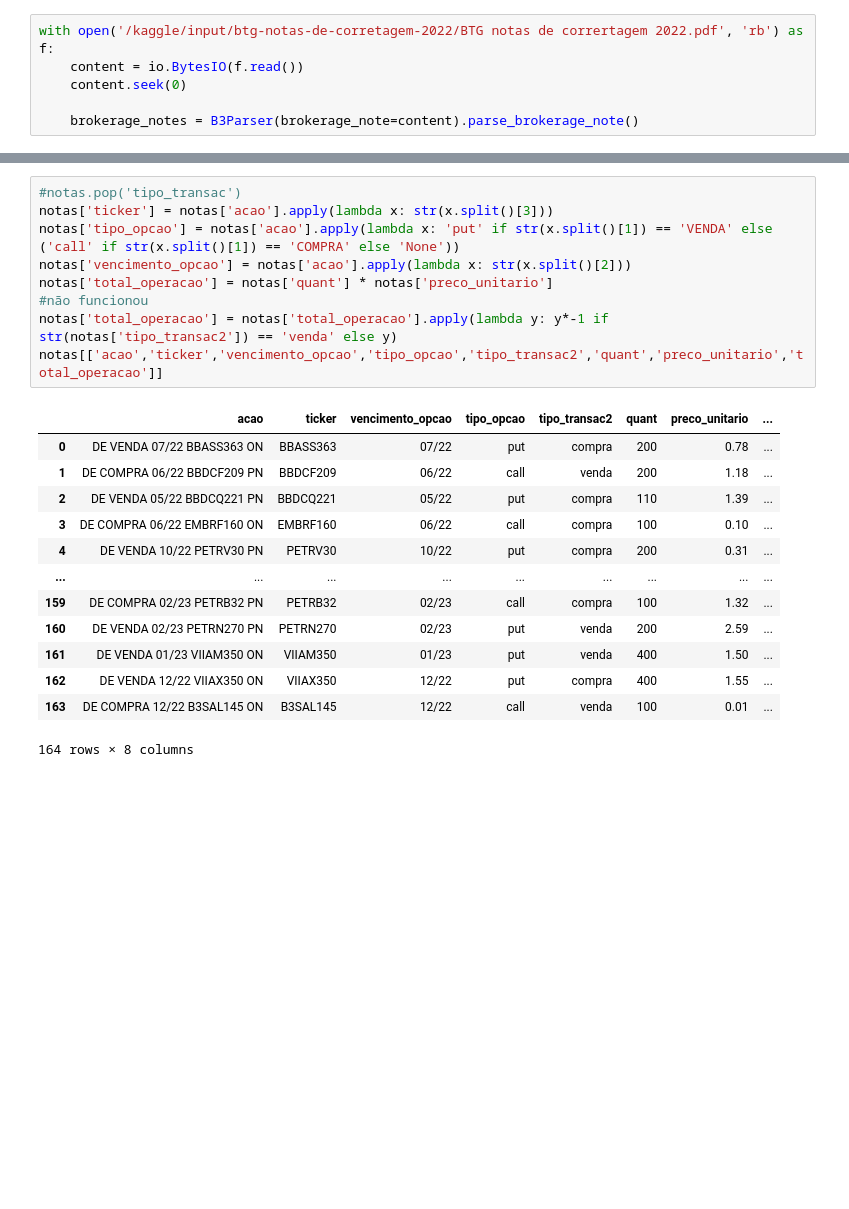
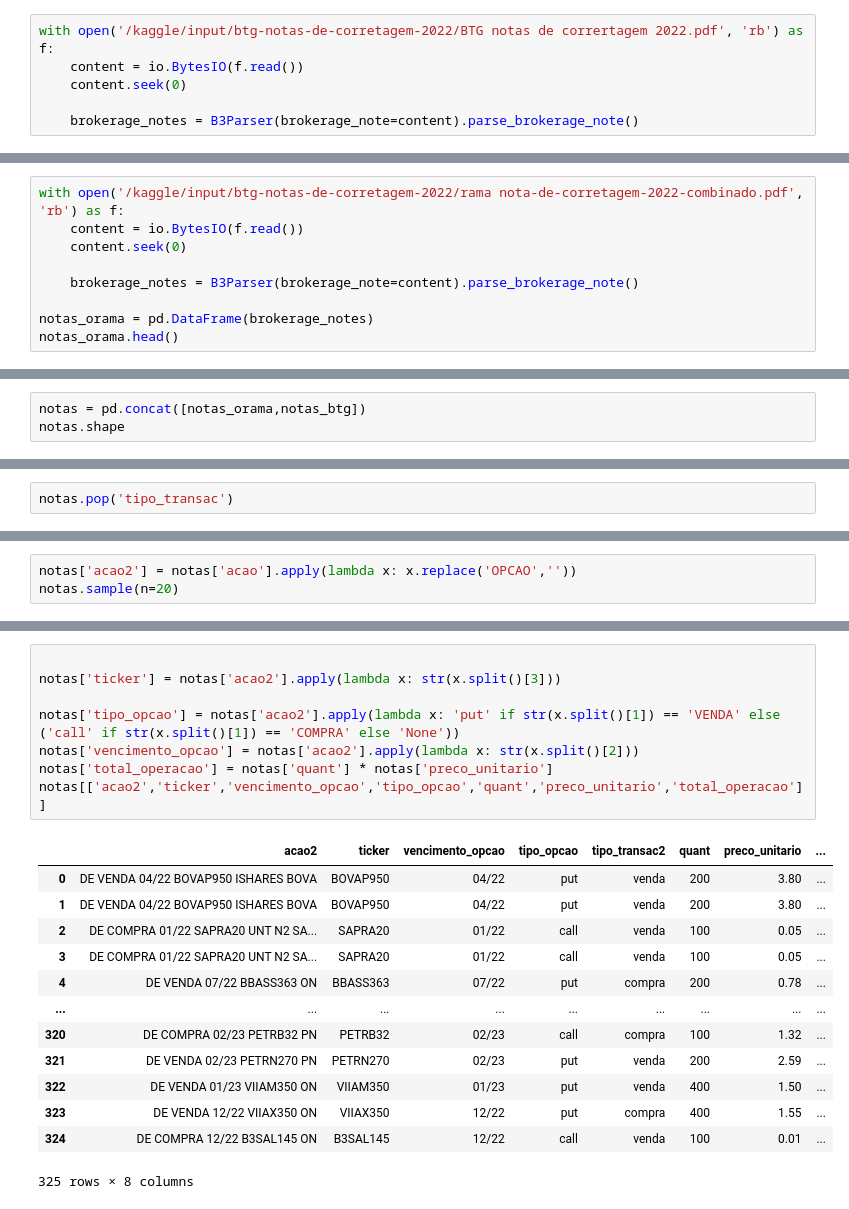
Before and after one commit to Mateus-cpa/Portfolio, a Jupyter notebook: leitura-de-nota-de-corretagem.ipynb, the cells around one changed output, grey strips where cells are left out. Drawn from its saved outputs; the diff is of its cells as text; blank space fills up the shorter version.

Commit message:
Kaggle Notebook | Leitura de nota de corretagem | Version 4

```diff
--- a/leitura-de-nota-de-corretagem.ipynb
+++ b/leitura-de-nota-de-corretagem.ipynb
@@ -36,3 +35,12 @@ notas.head()
 | 2 | 2022-05-25 | 0.00 | 0.02 | 0.00 | 0.00 | 0.01 | 0 | ... |
 | 3 | 2022-05-27 | 0.13 | 0.33 | 0.00 | 0.00 | 0.17 | 0 | ... |
 | 4 | 2022-05-30 | 0.04 | 0.11 | 0.00 | 0.00 | 0.06 | 0 | ... |
+# %%
+with open('/kaggle/input/btg-notas-de-corretagem-2022/rama nota-de-corretagem-2022-combinado.pdf', 'rb') as f:
+    content = io.BytesIO(f.read())
+    content.seek(0)
+
+    brokerage_notes = B3Parser(brokerage_note=content).parse_brokerage_note()
+
+notas_orama = pd.DataFrame(brokerage_notes)
+notas_orama.head()
@@ -38,0 +56,3 @@ notas.head()
+# %%
+notas = pd.concat([notas_orama,notas_btg])
+notas.shape
@@ -179,0 +170,2 @@ notas[['tipo_transac','tipo_transac2']].sample(n=10)
+# %%
+notas.pop('tipo_transac')
@@ -179,0 +207,3 @@ notas[['tipo_transac','tipo_transac2']].sample(n=10)
+# %%
+notas['acao2'] = notas['acao'].apply(lambda x: x.replace('OPCAO',''))
+notas.sample(n=20)
@@ -180,23 +228,22 @@ notas[['tipo_transac','tipo_transac2']].sample(n=10)
 # %%
-#notas.pop('tipo_transac')
-notas['ticker'] = notas['acao'].apply(lambda x: str(x.split()[3]))
-notas['tipo_opcao'] = notas['acao'].apply(lambda x: 'put' if str(x.split()[1]) == 'VENDA' else ('call' if str(x.split()[1]) == 'COMPRA' else 'None'))
-notas['vencimento_opcao'] = notas['acao'].apply(lambda x: str(x.split()[2]))
+
+notas['ticker'] = notas['acao2'].apply(lambda x: str(x.split()[3]))
+
+notas['tipo_opcao'] = notas['acao2'].apply(lambda x: 'put' if str(x.split()[1]) == 'VENDA' else ('call' if str(x.split()[1]) == 'COMPRA' else 'None'))
+notas['vencimento_opcao'] = notas['acao2'].apply(lambda x: str(x.split()[2]))
 notas['total_operacao'] = notas['quant'] * notas['preco_unitario']
-#não funcionou
-notas['total_operacao'] = notas['total_operacao'].apply(lambda y: y*-1 if str(notas['tipo_transac2']) == 'venda' else y)
-notas[['acao','ticker','vencimento_opcao','tipo_opcao','tipo_transac2','quant','preco_unitario','total_operacao']]
+notas[['acao2','ticker','vencimento_opcao','tipo_opcao','quant','preco_unitario','total_operacao']]
 # %% [output]
-|  | acao | ticker | vencimento_opcao | tipo_opcao | tipo_transac2 | quant | preco_unitario | ... |
-| 0 | DE VENDA 07/22 BBASS363 ON | BBASS363 | 07/22 | put | compra | 200 | 0.78 | ... |
-| 1 | DE COMPRA 06/22 BBDCF209 PN | BBDCF209 | 06/22 | call | venda | 200 | 1.18 | ... |
-| 2 | DE VENDA 05/22 BBDCQ221 PN | BBDCQ221 | 05/22 | put | compra | 110 | 1.39 | ... |
-| 3 | DE COMPRA 06/22 EMBRF160 ON | EMBRF160 | 06/22 | call | compra | 100 | 0.10 | ... |
-| 4 | DE VENDA 10/22 PETRV30 PN | PETRV30 | 10/22 | put | compra | 200 | 0.31 | ... |
+|  | acao2 | ticker | vencimento_opcao | tipo_opcao | tipo_transac2 | quant | preco_unitario | ... |
+| 0 | DE VENDA 04/22 BOVAP950 ISHARES BOVA | BOVAP950 | 04/22 | put | venda | 200 | 3.80 | ... |
+| 1 | DE VENDA 04/22 BOVAP950 ISHARES BOVA | BOVAP950 | 04/22 | put | venda | 200 | 3.80 | ... |
+| 2 | DE COMPRA 01/22 SAPRA20 UNT N2 SA... | SAPRA20 | 01/22 | call | venda | 100 | 0.05 | ... |
+| 3 | DE COMPRA 01/22 SAPRA20 UNT N2 SA... | SAPRA20 | 01/22 | call | venda | 100 | 0.05 | ... |
+| 4 | DE VENDA 07/22 BBASS363 ON | BBASS363 | 07/22 | put | compra | 200 | 0.78 | ... |
 | ... | ... | ... | ... | ... | ... | ... | ... | ... |
-| 159 | DE COMPRA 02/23 PETRB32 PN | PETRB32 | 02/23 | call | compra | 100 | 1.32 | ... |
-| 160 | DE VENDA 02/23 PETRN270 PN | PETRN270 | 02/23 | put | venda | 200 | 2.59 | ... |
-| 161 | DE VENDA 01/23 VIIAM350 ON | VIIAM350 | 01/23 | put | venda | 400 | 1.50 | ... |
-| 162 | DE VENDA 12/22 VIIAX350 ON | VIIAX350 | 12/22 | put | compra | 400 | 1.55 | ... |
-| 163 | DE COMPRA 12/22 B3SAL145 ON | B3SAL145 | 12/22 | call | venda | 100 | 0.01 | ... |
+| 320 | DE COMPRA 02/23 PETRB32 PN | PETRB32 | 02/23 | call | compra | 100 | 1.32 | ... |
+| 321 | DE VENDA 02/23 PETRN270 PN | PETRN270 | 02/23 | put | venda | 200 | 2.59 | ... |
+| 322 | DE VENDA 01/23 VIIAM350 ON | VIIAM350 | 01/23 | put | venda | 400 | 1.50 | ... |
+| 323 | DE VENDA 12/22 VIIAX350 ON | VIIAX350 | 12/22 | put | compra | 400 | 1.55 | ... |
+| 324 | DE COMPRA 12/22 B3SAL145 ON | B3SAL145 | 12/22 | call | venda | 100 | 0.01 | ... |
-164 rows × 8 columns
+325 rows × 8 columns
```
Also changed, not shown: parts of 28 cells of this notebook.
